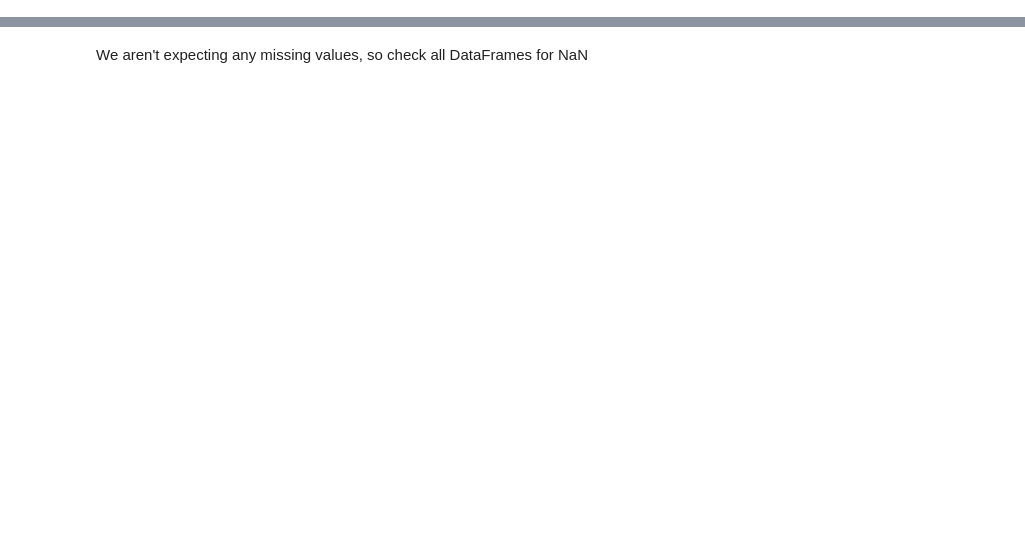
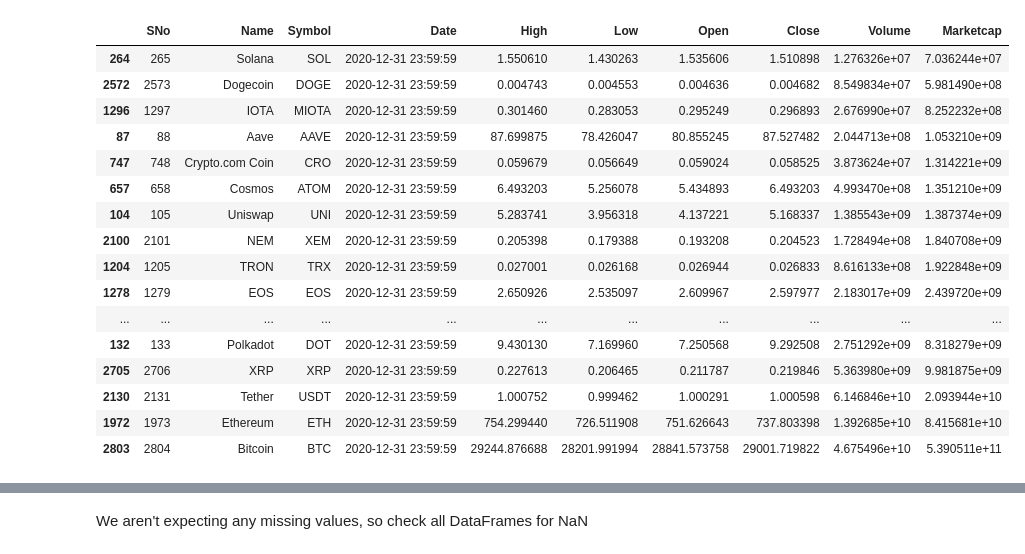
Before and after one commit to quantivfy/PublicNotebooks, a Jupyter notebook: Crypto2/Crypto.ipynb, the cells around one changed output, grey strips where cells are left out. Cells and saved outputs as stored; diff of their text form; code cells hidden in the pictures; blank space fills up the shorter version.

```diff
--- a/Crypto2/Crypto.ipynb
+++ b/Crypto2/Crypto.ipynb
@@ -9,0 +23,20 @@ Bring in the crypto datasets.  These are the max historical data from Yahoo fina
+# %%
+allCryptos[allCryptos.Date == np.datetime64('2020-12-31T23:59:59.000000000')].sort_values('Marketcap')
+# %% [output]
+|  | SNo | Name | Symbol | Date | High | Low | Open | Close | Volume | Marketcap |
+| 264 | 265 | Solana | SOL | 2020-12-31 23:59:59 | 1.550610 | 1.430263 | 1.535606 | 1.510898 | 1.276326e+07 | 7.036244e+07 |
+| 2572 | 2573 | Dogecoin | DOGE | 2020-12-31 23:59:59 | 0.004743 | 0.004553 | 0.004636 | 0.004682 | 8.549834e+07 | 5.981490e+08 |
+| 1296 | 1297 | IOTA | MIOTA | 2020-12-31 23:59:59 | 0.301460 | 0.283053 | 0.295249 | 0.296893 | 2.676990e+07 | 8.252232e+08 |
+| 87 | 88 | Aave | AAVE | 2020-12-31 23:59:59 | 87.699875 | 78.426047 | 80.855245 | 87.527482 | 2.044713e+08 | 1.053210e+09 |
+| 747 | 748 | Crypto.com Coin | CRO | 2020-12-31 23:59:59 | 0.059679 | 0.056649 | 0.059024 | 0.058525 | 3.873624e+07 | 1.314221e+09 |
+| 657 | 658 | Cosmos | ATOM | 2020-12-31 23:59:59 | 6.493203 | 5.256078 | 5.434893 | 6.493203 | 4.993470e+08 | 1.351210e+09 |
+| 104 | 105 | Uniswap | UNI | 2020-12-31 23:59:59 | 5.283741 | 3.956318 | 4.137221 | 5.168337 | 1.385543e+09 | 1.387374e+09 |
+| 2100 | 2101 | NEM | XEM | 2020-12-31 23:59:59 | 0.205398 | 0.179388 | 0.193208 | 0.204523 | 1.728494e+08 | 1.840708e+09 |
+| 1204 | 1205 | TRON | TRX | 2020-12-31 23:59:59 | 0.027001 | 0.026168 | 0.026944 | 0.026833 | 8.616133e+08 | 1.922848e+09 |
+| 1278 | 1279 | EOS | EOS | 2020-12-31 23:59:59 | 2.650926 | 2.535097 | 2.609967 | 2.597977 | 2.183017e+09 | 2.439720e+09 |
+| ... | ... | ... | ... | ... | ... | ... | ... | ... | ... | ... |
+| 132 | 133 | Polkadot | DOT | 2020-12-31 23:59:59 | 9.430130 | 7.169960 | 7.250568 | 9.292508 | 2.751292e+09 | 8.318279e+09 |
+| 2705 | 2706 | XRP | XRP | 2020-12-31 23:59:59 | 0.227613 | 0.206465 | 0.211787 | 0.219846 | 5.363980e+09 | 9.981875e+09 |
+| 2130 | 2131 | Tether | USDT | 2020-12-31 23:59:59 | 1.000752 | 0.999462 | 1.000291 | 1.000598 | 6.146846e+10 | 2.093944e+10 |
+| 1972 | 1973 | Ethereum | ETH | 2020-12-31 23:59:59 | 754.299440 | 726.511908 | 751.626643 | 737.803398 | 1.392685e+10 | 8.415681e+10 |
+| 2803 | 2804 | Bitcoin | BTC | 2020-12-31 23:59:59 | 29244.876688 | 28201.991994 | 28841.573758 | 29001.719822 | 4.675496e+10 | 5.390511e+11 |
```
Also changed, not shown: parts of 19 cells of this notebook.
